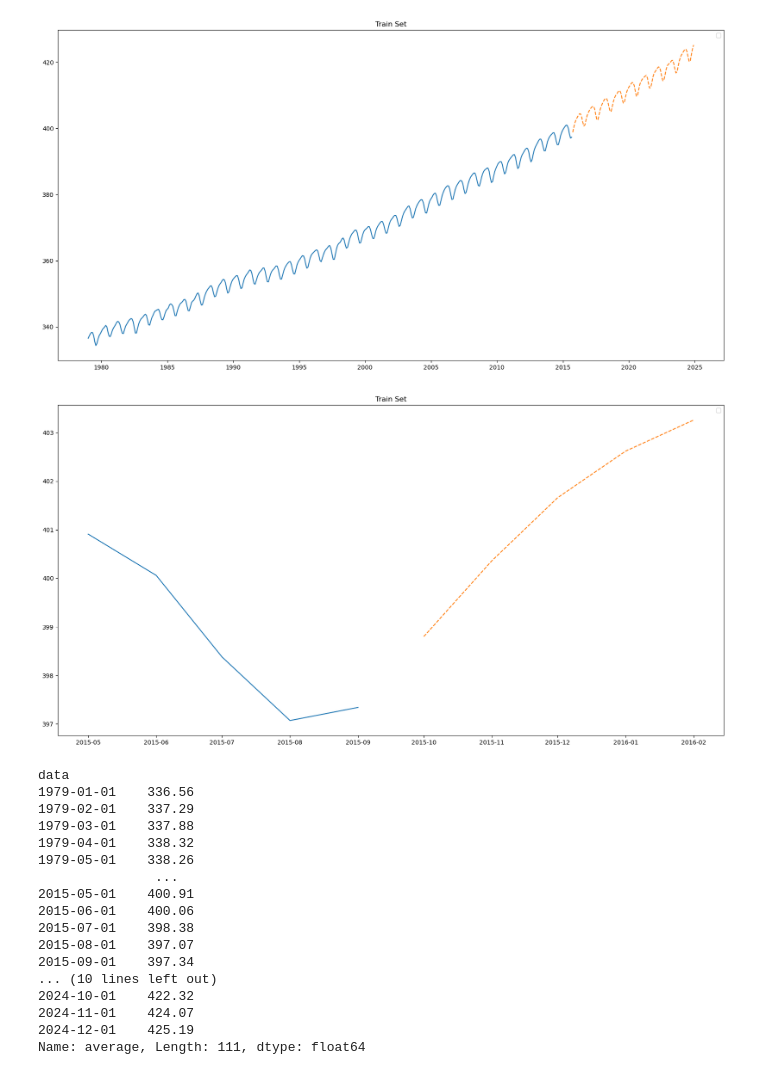
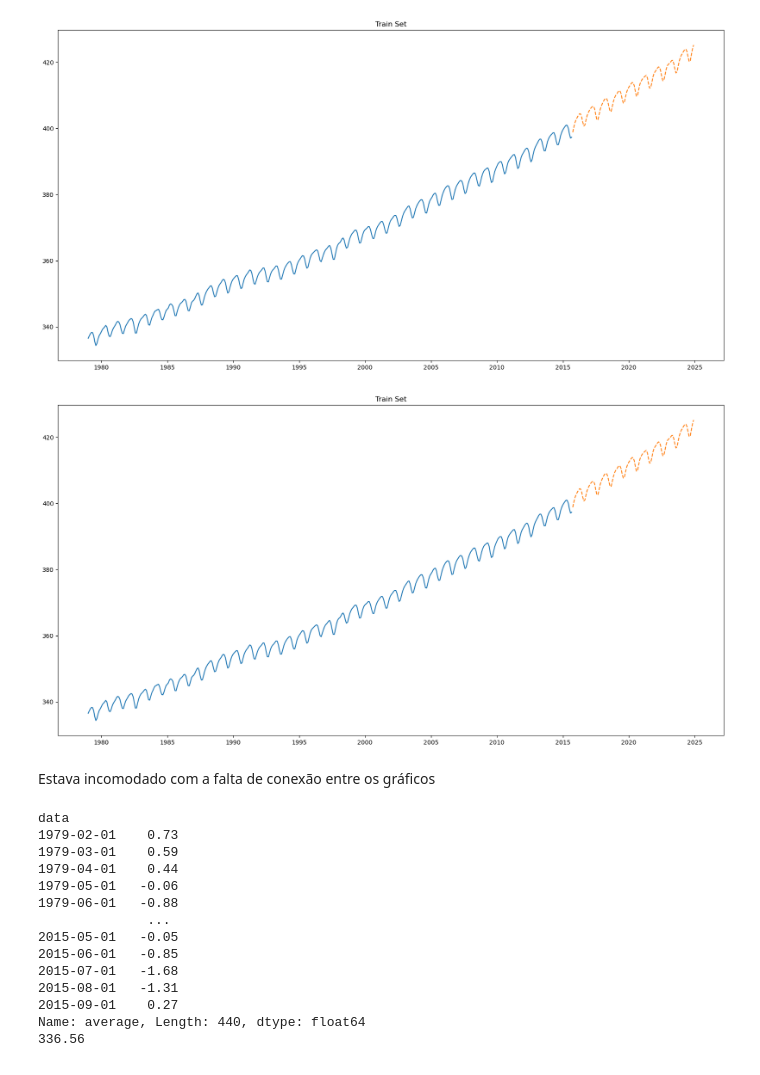
Before and after one commit to Elizetaa/Otimizacao-de-Gas-com-Neuro-Evolucao, a Jupyter notebook: Trends_Atmospheric_CO2/2_tensorFlow_model.ipynb, the cells around one changed output. Drawn from its saved outputs; the diff is of its cells as text; code cells hidden in the pictures.

```diff
--- a/Trends_Atmospheric_CO2/2_tensorFlow_model.ipynb
+++ b/Trends_Atmospheric_CO2/2_tensorFlow_model.ipynb
@@ -61,25 +62,28 @@ aux.plotLine(train, compare=test, title='Train Set')
 # %% [output]
 [figure]
 # %%
-aux.plotLine(train.iloc[len(train)-5:], compare=test.iloc[:5], title='Train Set')
-print(train)
-print(test)
+aux.plotLine(train, compare=test, title='Train Set')
 # %% [output]
-[figure, old version]
+[figure, new version]
-data
-1979-01-01    336.56
-1979-02-01    337.29
-1979-03-01    337.88
-1979-04-01    338.32
-1979-05-01    338.26
-               ...
-2015-05-01    400.91
-2015-06-01    400.06
-2015-07-01    398.38
-2015-08-01    397.07
-2015-09-01    397.34
-... (10 lines left out)
-2024-10-01    422.32
-2024-11-01    424.07
-2024-12-01    425.19
-Name: average, Length: 111, dtype: float64
+# %% [markdown]
+Estava incomodado com a falta de conexão entre os gráficos
+# %%
+trainDiff = aux.differecing(train)
+print(trainDiff[0])
+print(trainDiff[1])
+trainDiff = trainDiff[0]
+# %% [output]
+data
+1979-02-01    0.73
+1979-03-01    0.59
+1979-04-01    0.44
+1979-05-01   -0.06
+1979-06-01   -0.88
+              ...
+2015-05-01   -0.05
+2015-06-01   -0.85
+2015-07-01   -1.68
+2015-08-01   -1.31
+2015-09-01    0.27
+Name: average, Length: 440, dtype: float64
+336.56
```
Also changed, not shown: parts of 2 cells of this notebook, 4 other files.
